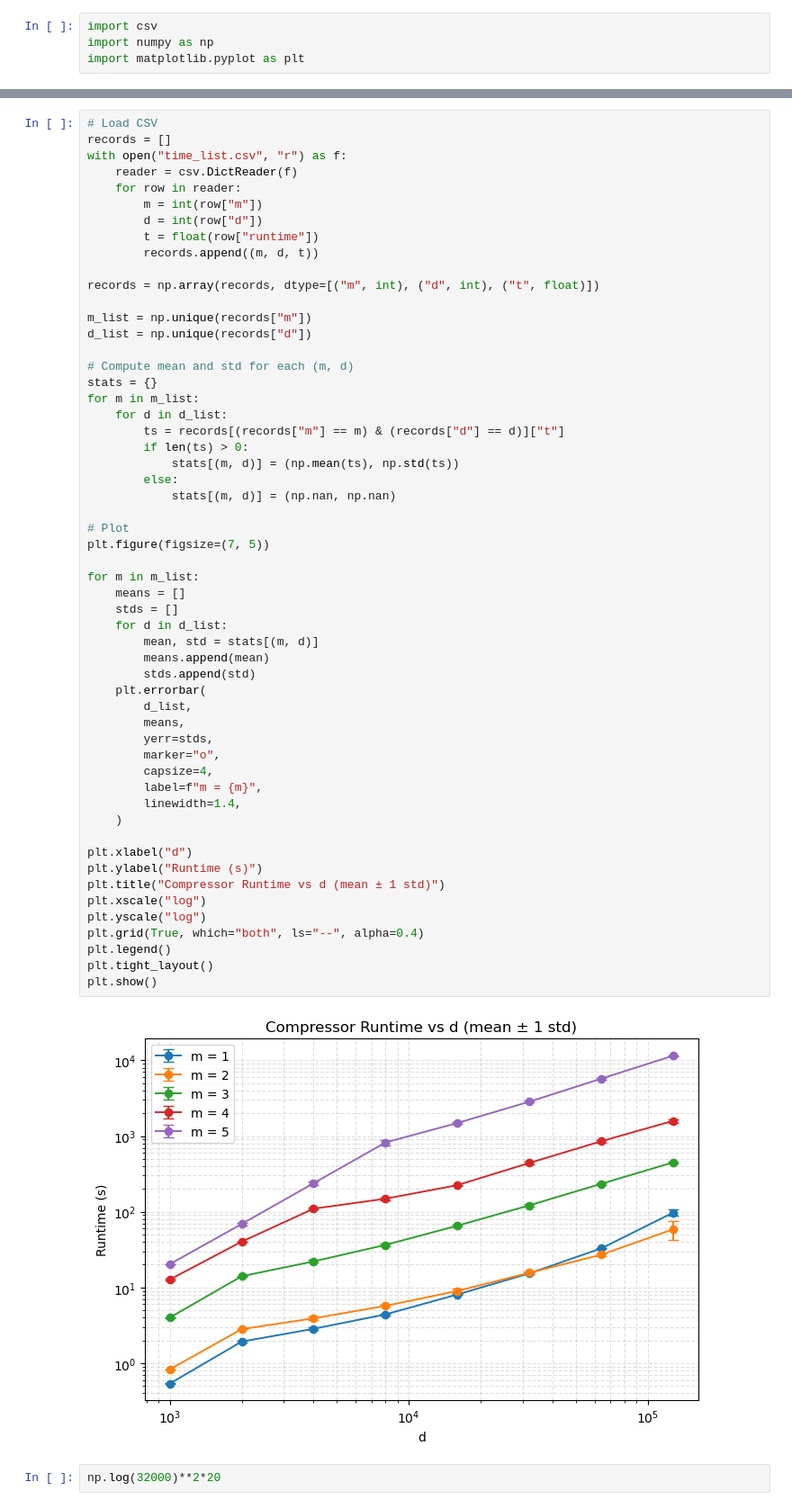
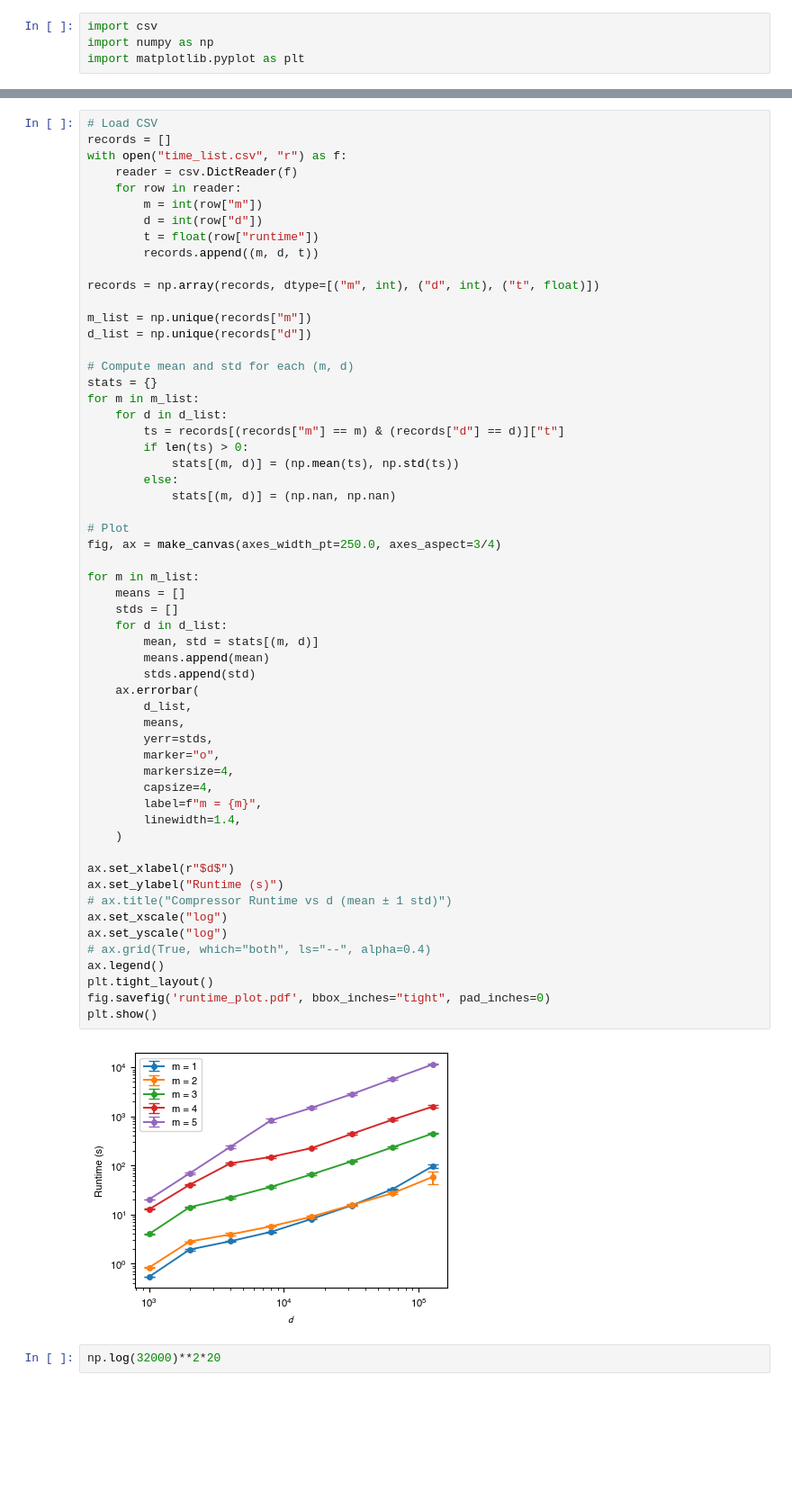
Before and after one commit to WHY-David/moment_compression, a Jupyter notebook: runtime_benchmark/runtime_plot.ipynb, the cells around one changed output, grey strips where cells are left out. Shown at 90% size. Drawn from its saved outputs; the diff is of its cells as text; blank space fills up the shorter version.

```diff
--- a/runtime_benchmark/runtime_plot.ipynb
+++ b/runtime_benchmark/runtime_plot.ipynb
@@ -22,43 +66,45 @@ d_list = np.unique(records["d"])
 stats = {}
 for m in m_list:
     for d in d_list:
         ts = records[(records["m"] == m) & (records["d"] == d)]["t"]
         if len(ts) > 0:
             stats[(m, d)] = (np.mean(ts), np.std(ts))
         else:
             stats[(m, d)] = (np.nan, np.nan)
 
 # Plot
-plt.figure(figsize=(7, 5))
+fig, ax = make_canvas(axes_width_pt=250.0, axes_aspect=3/4)
 
 for m in m_list:
     means = []
     stds = []
     for d in d_list:
         mean, std = stats[(m, d)]
         means.append(mean)
         stds.append(std)
-    plt.errorbar(
+    ax.errorbar(
         d_list,
         means,
         yerr=stds,
         marker="o",
+        markersize=4,
         capsize=4,
         label=f"m = {m}",
         linewidth=1.4,
     )
 
-plt.xlabel("d")
-plt.ylabel("Runtime (s)")
-plt.title("Compressor Runtime vs d (mean ± 1 std)")
-plt.xscale("log")
-plt.yscale("log")
-plt.grid(True, which="both", ls="--", alpha=0.4)
-plt.legend()
+ax.set_xlabel(r"$d$")
+ax.set_ylabel("Runtime (s)")
+# ax.title("Compressor Runtime vs d (mean ± 1 std)")
+ax.set_xscale("log")
+ax.set_yscale("log")
+# ax.grid(True, which="both", ls="--", alpha=0.4)
+ax.legend()
 plt.tight_layout()
+fig.savefig('runtime_plot.pdf', bbox_inches="tight", pad_inches=0)
 plt.show()
 # %% [output]
-[figure, old version]
+[figure, new version]
 # %%
 np.log(32000)**2*20
 # %% [output]
```
Also changed, not shown: parts of 1 cell of this notebook, 7 other files.
